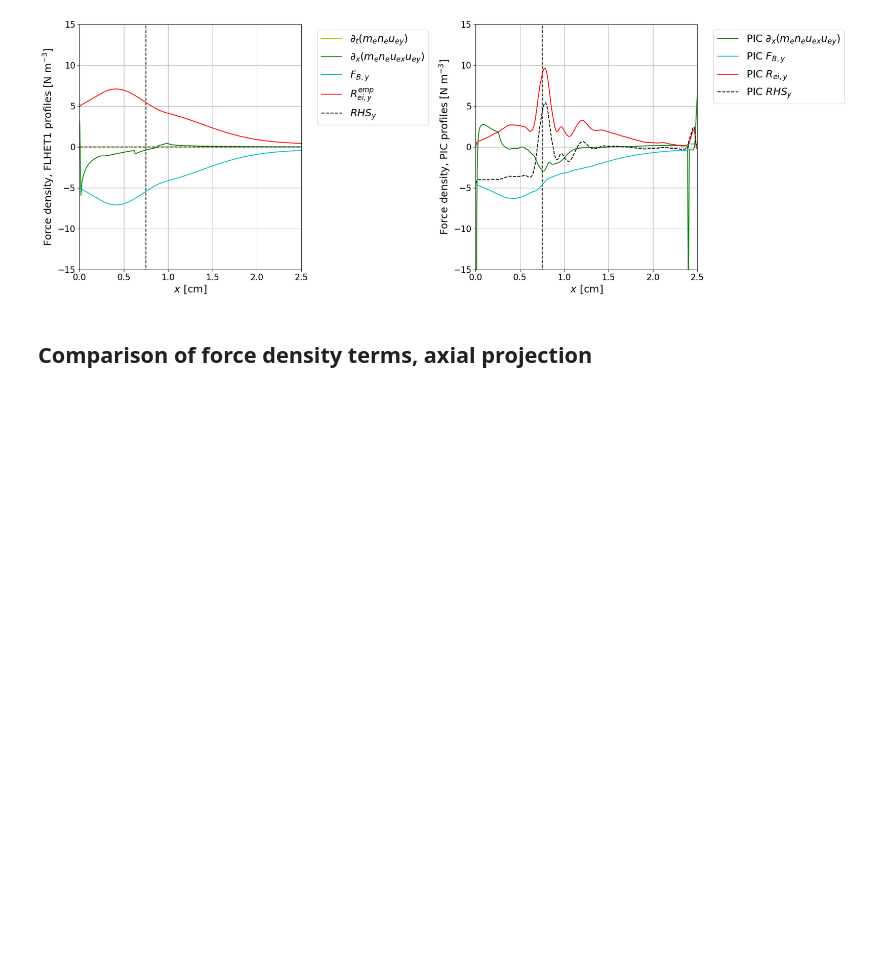
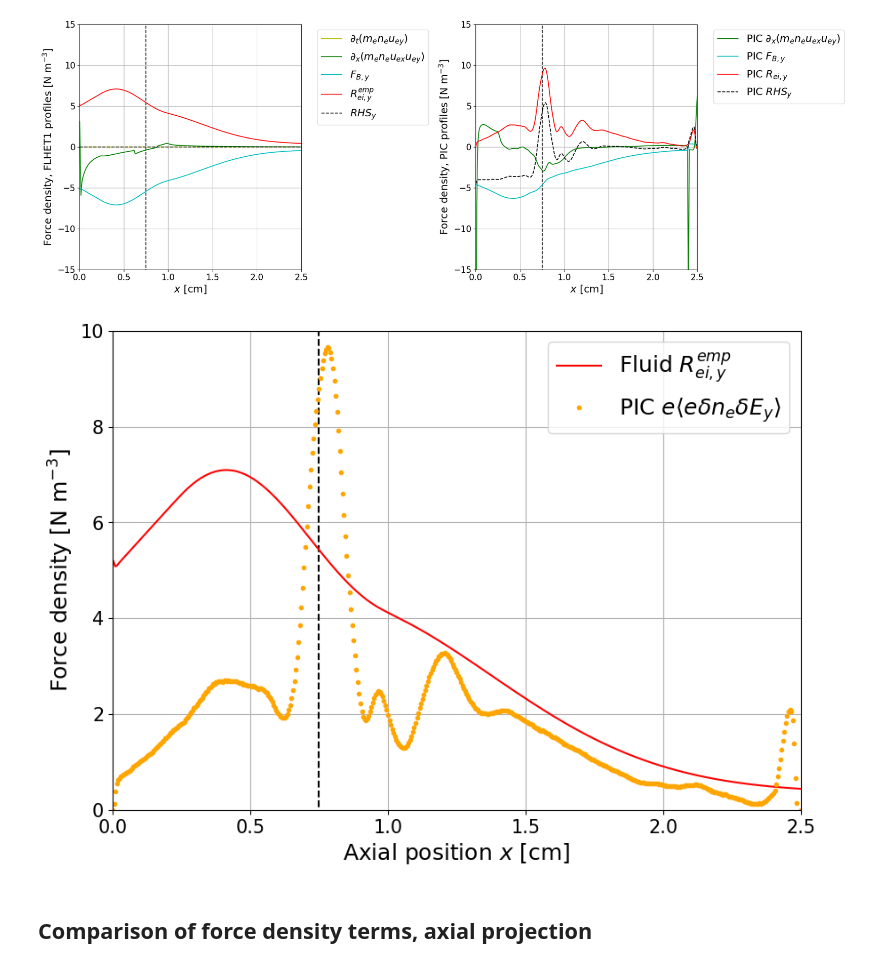
Before and after one commit to federicopetronio/FLHET1D, a Jupyter notebook: plots_comparison_PIC.ipynb, the cells around one changed output. Cells and saved outputs as stored; diff of their text form; code cells hidden in the pictures; blank space fills up the shorter version.

```diff
--- a/plots_comparison_PIC.ipynb
+++ b/plots_comparison_PIC.ipynb
@@ -141,6 +141,22 @@ plt.tight_layout()
 plt.show()
 # %% [output]
 [figure]
+# %%
+fig = plt.figure(figsize=(10,7))
+
+plt.plot([LTHR*100, LTHR*100], [-2000., 2000.], 'k--')
+plt.plot(x_center*100, Rei_emp_y, 'r-', label='Fluid $R_{ei,y}^{emp}$')
+plt.plot(extracted_df['x'], PIC_Rei_y, '.', color='orange', label = "PIC $e \\langle e \\delta n_e \\delta E_y \\rangle$")
+plt.ylim([0., 10.])
+plt.xlim([0., 2.5])
+plt.xlabel("Axial position $x$ [cm]", fontsize=axisfontsize)
+plt.ylabel("Force density [N m$^{-3}$]", fontsize=axisfontsize)
+plt.tick_params(labelsize=tickfontsize)
+plt.grid()
+plt.legend(fontsize=legendfontsize)
+plt.show()
+# %% [output]
+[figure, added]
 # %% [markdown]
 ## Comparison of force density terms, axial projection
 # %%
```
Also changed, not shown: parts of 3 cells of this notebook, 2 other files.
